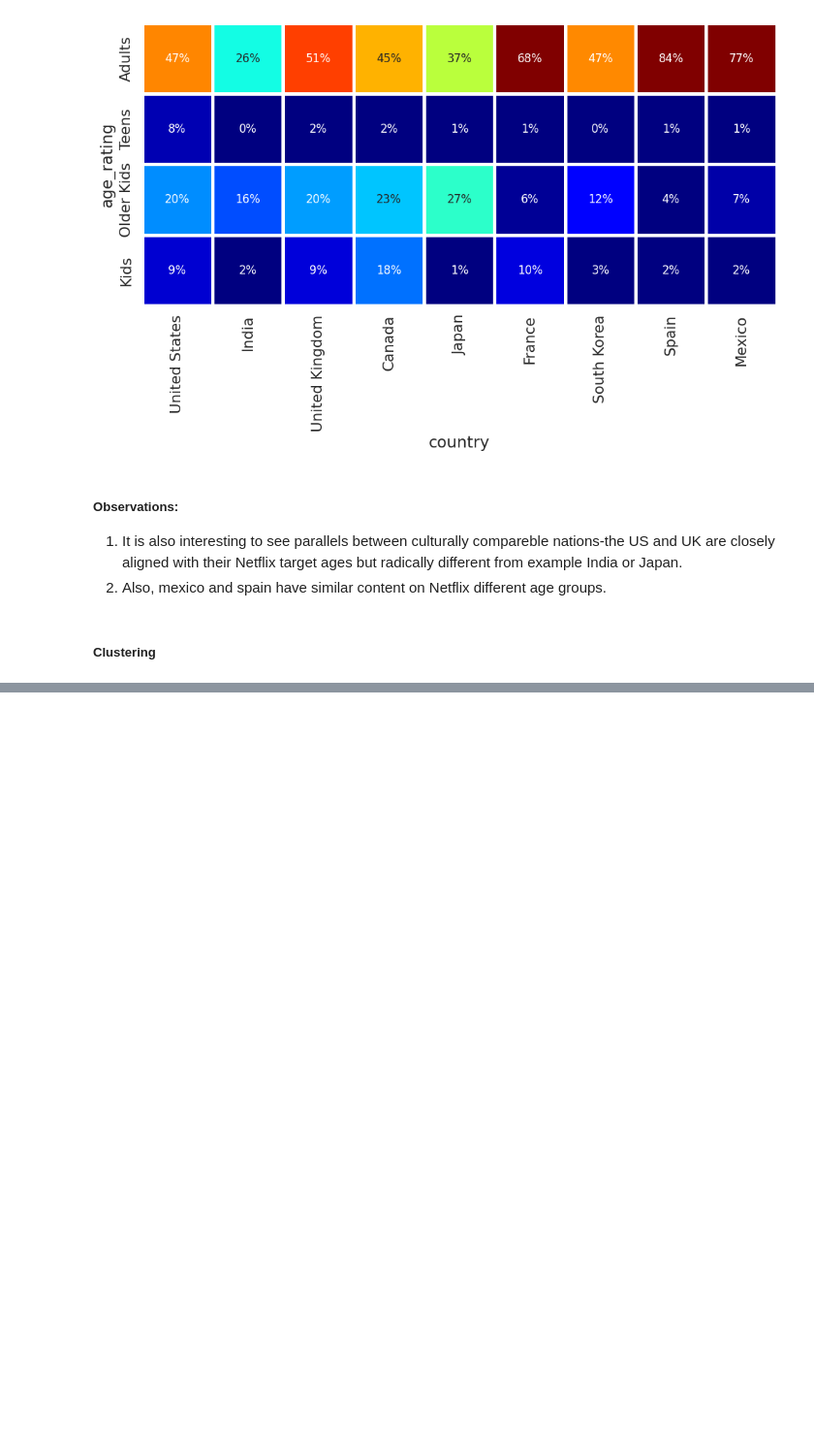
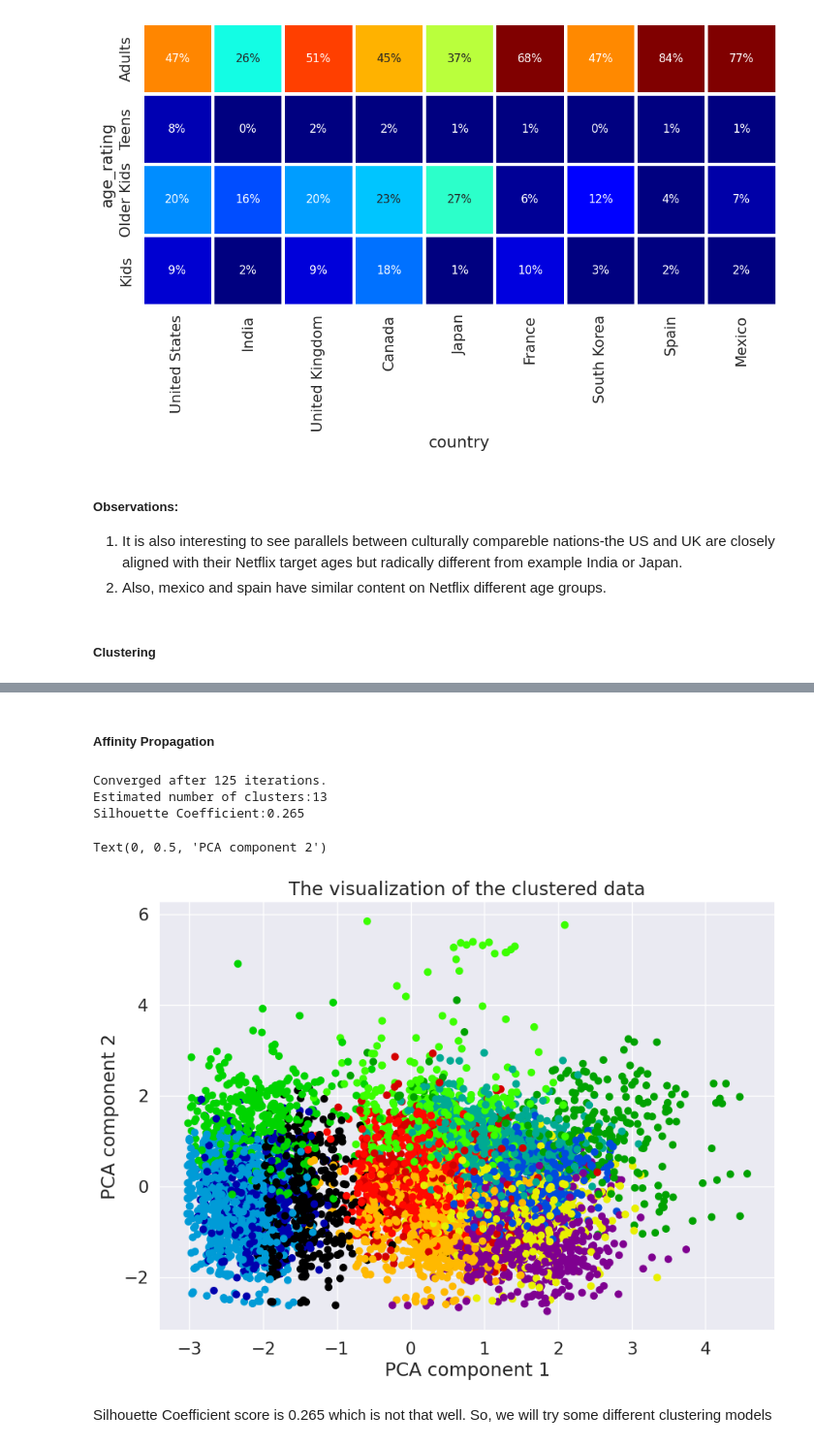
Before and after one commit to ambika1us/NETFLIX-MOVIES-AND-TV-SHOWS-CLUSTERING, a Jupyter notebook: Capstone_Project_Unsupervised_Learning.ipynb, the cells around one changed output, grey strips where cells are left out. Shown at 97% size. Cells and saved outputs as stored; diff of their text form; code cells hidden in the pictures; blank space fills up the shorter version.

```diff
--- a/Capstone_Project_Unsupervised_Learning.ipynb
+++ b/Capstone_Project_Unsupervised_Learning.ipynb
@@ -891,0 +894,7 @@ plt.show()
+# %%
+#transform the data using StandardScaler
+nfx_standarized=pd.DataFrame(StandardScaler().fit_transform(new_fx_df),columns=new_fx_df.columns)
+
+#Perform a PCA to visualize clusters
+pca=PCA(n_components=2)
+nfx_df_pca=pd.DataFrame(pca.fit_transform(nfx_standarized))
@@ -891,0 +917,27 @@ plt.show()
+# %% [markdown]
+<h5><b>Affinity Propagation</b></h5>
+# %%
+af=AffinityPropagation(preference=-753,damping=0.60,verbose=True,random_state=0).fit(nfx_standarized)
+cluster_centers_indices=af.cluster_centers_indices_
+labels=af.labels_
+
+n_clusters=len(cluster_centers_indices)
+
+print('Estimated number of clusters:%d'% n_clusters)
+print('Silhouette Coefficient:%0.3f'% metrics.silhouette_score(nfx_standarized,labels,metric='sqeuclidean'))
+# %% [output]
+Converged after 125 iterations.
+Estimated number of clusters:13
+Silhouette Coefficient:0.265
+# %%
+colors=cm.nipy_spectral(labels.astype(float)/n_clusters)
+fix,ax=plt.subplots(figsize=(10,7))
+plt.scatter(nfx_df_pca[0],nfx_df_pca[1],c=colors)
+ax.set_title('The visualization of the clustered data')
+ax.set_xlabel('PCA component 1')
+ax.set_ylabel('PCA component 2')
+# %% [output]
+Text(0, 0.5, 'PCA component 2')
+[figure, added]
+# %% [markdown]
+Silhouette Coefficient score is 0.265 which is not that well. So, we will try some different clustering models
```
Also changed, not shown: parts of 6 cells of this notebook.
